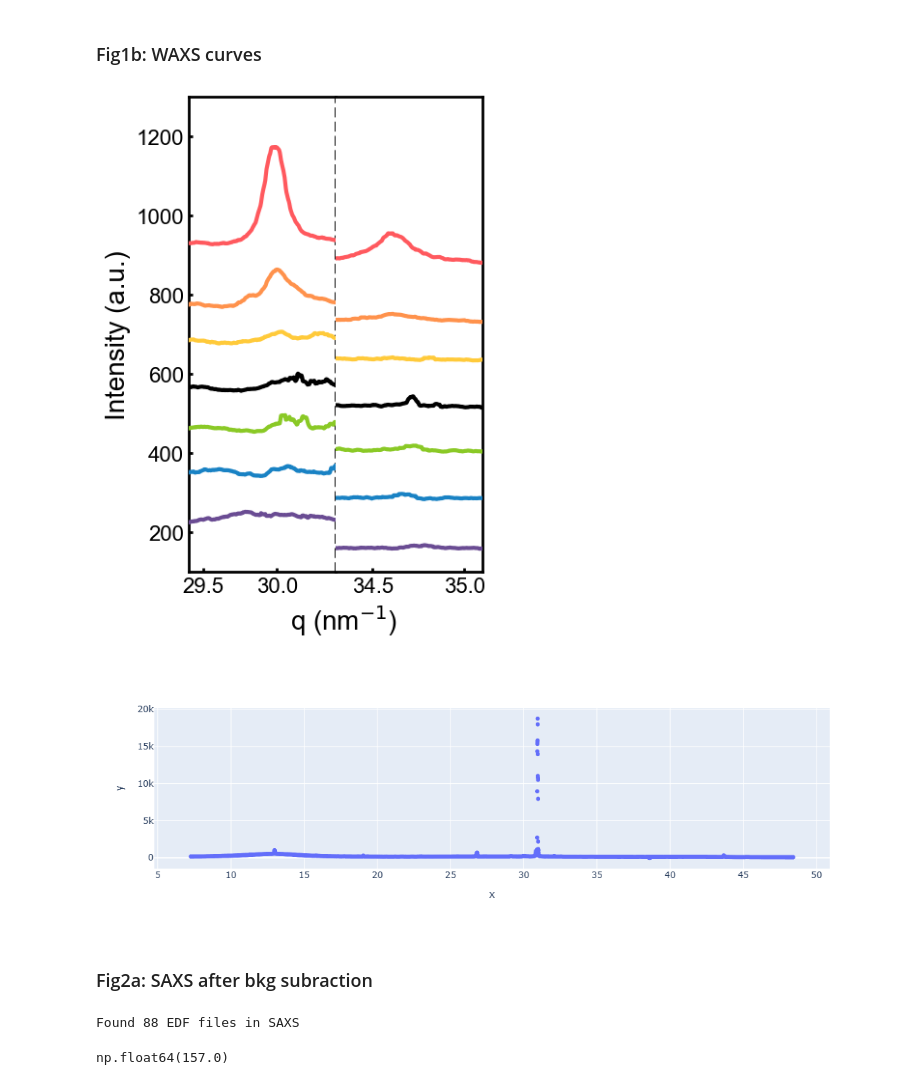
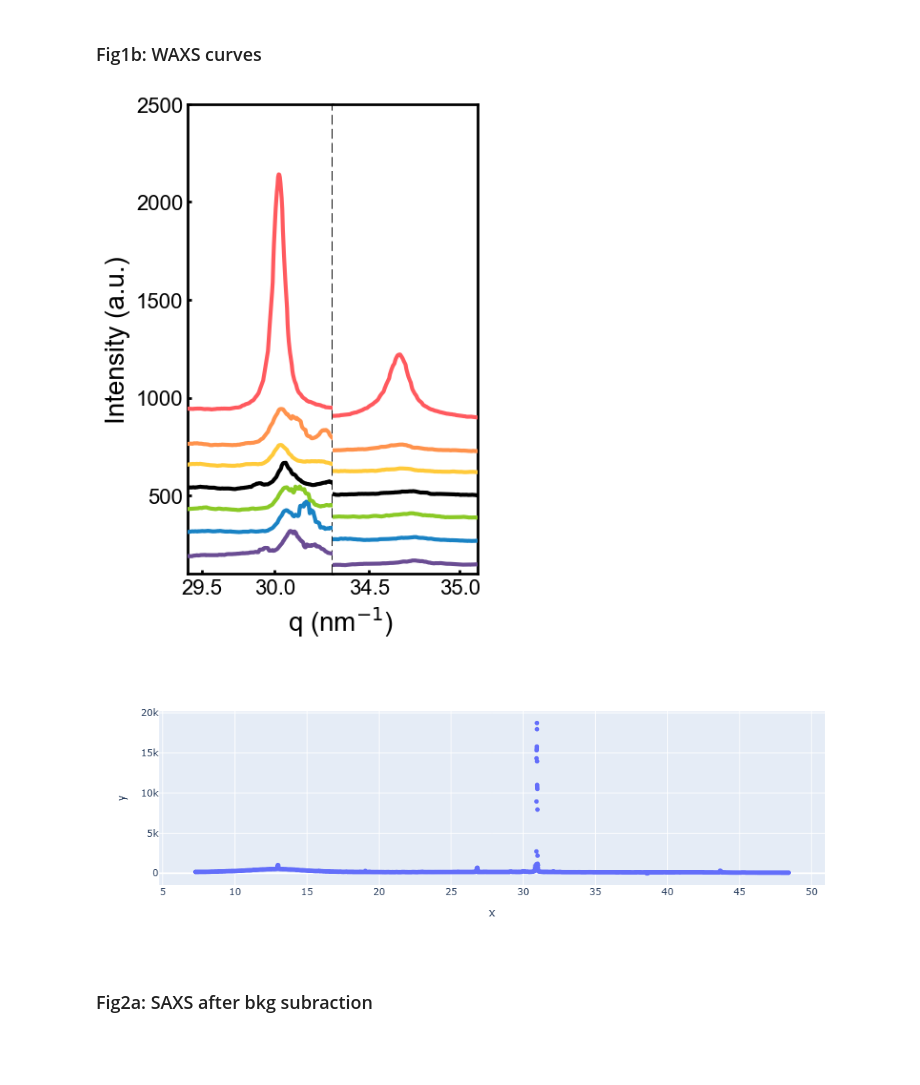
Before and after one commit to Akmalumarov/X_Ray_Scattering_Analysis, a Jupyter notebook: projects/Nanoparticles/Cu_Nps_Anokhin/Results.ipynb, the cells around one changed output. Cells and saved outputs as stored; diff of their text form; code cells hidden in the pictures; blank space fills up the shorter version.

```diff
--- a/projects/Nanoparticles/Cu_Nps_Anokhin/Results.ipynb
+++ b/projects/Nanoparticles/Cu_Nps_Anokhin/Results.ipynb
@@ -179,10 +181,10 @@ plt.savefig(r'E:\Nps Cu\Figures v2\Fig1_a.png', dpi=300, bbox_inches='tight', tr
 # %% [markdown]
 ### Fig1b: WAXS curves
 # %%
-q, I_array_heat = Cu_05_heat.integrate1d_WAXS(ai_waxs, 10000, mask = img_mask_waxs)
+q, I_array_heat = Cu_3_heat.integrate1d_WAXS(ai_waxs, 10000, mask = img_mask_waxs)
 # norm_saxs(q, I_array_heat)
 
-q, I_array_iso = Cu_05_iso.integrate1d_WAXS(ai_waxs, 10000, mask = img_mask_waxs)
+q, I_array_iso = Cu_3_iso.integrate1d_WAXS(ai_waxs, 10000, mask = img_mask_waxs)
 # norm_saxs(q, I_array_iso)
 theta_111 = np.array([43.34, 38.86, 36.33]) /2
 
@@ -210,7 +212,7 @@ for ax, xlim in zip([ax1, ax2], xlims):
         ax.plot(q, data + K * offset, linewidth=linewidth, color=color, label=label, zorder=zorder)
 
     ax.set_xlim(xlim)
-    ax.set_ylim(100, 1300)
+    ax.set_ylim(100, 2500)
 
     for axis in ['top','bottom','left','right']:
         ax.spines[axis].set_linewidth(2)
@@ -220,38 +222,38 @@ for ax, xlim in zip([ax1, ax2], xlims):
     for tick in ax.get_xticklabels() + ax.get_yticklabels():
         tick.set_fontfamily('Arial')
 
 ax1.set_ylabel('Intensity (a.u.)', fontsize=20, fontfamily='Arial')
 ax2.set_ylabel('')
 
 # Убираем y-тики на втором графике
 ax2.tick_params(axis='y', left=False, labelleft=False)
 
 # Убираем внутренние границы и склеиваем
 ax1.spines['right'].set_visible(False)
 ax2.spines['left'].set_visible(False)
 
 # Вертикальная линия на первом графике
 ax1.axvline(x=30.4, color='black', linewidth=2, linestyle='--')
 
 # Общая подпись оси x
 fig_b.text(0.5, 0.02, r'q (nm$^{-1}$)', ha='center', fontsize=20, fontfamily='Arial')
 
 # Склеиваем сабплоты
 plt.subplots_adjust(wspace=0)
 
 # Устанавливаем положение осей с теми же bottom и height, что и у графика a
 # left и width подбираем для двух сабплотов
 ax1.set_position([0.10, 0.12, 0.38, 0.82])
 ax2.set_position([0.48, 0.12, 0.38, 0.82])
 
 plt.savefig(r'E:\Nps Cu\Figures v2\Fig1_b.png', dpi=300, bbox_inches='tight', transparent=True)
 # plt.close(fig_b)
 # %% [output]
-[figure, old version]
+[figure, new version]
 # %%
 px.scatter(x=q, y=I_array_iso[0])
 # %% [output]
-[figure, old version]
+[figure, new version]
 # %% [markdown]
 ### Fig2a: SAXS after bkg subraction
 # %%
@@ -273,8 +275,3 @@ norm_saxs(q, I_array_heat)
 # px.scatter(Cu_05_heat.get_T_profile()
 q, I_array_iso = Cu_05_iso.integrate1d_SAXS(ai_saxs, 10000, mask = img_mask_saxs)
 norm_saxs(q, I_array_iso)
-# %%
-Cu_05_heat.get_T_profile()[66]
-# %% [output]
-Found 88 EDF files in SAXS
-np.float64(157.0)
```
Also changed, not shown: parts of 35 cells of this notebook, 4 other files.
